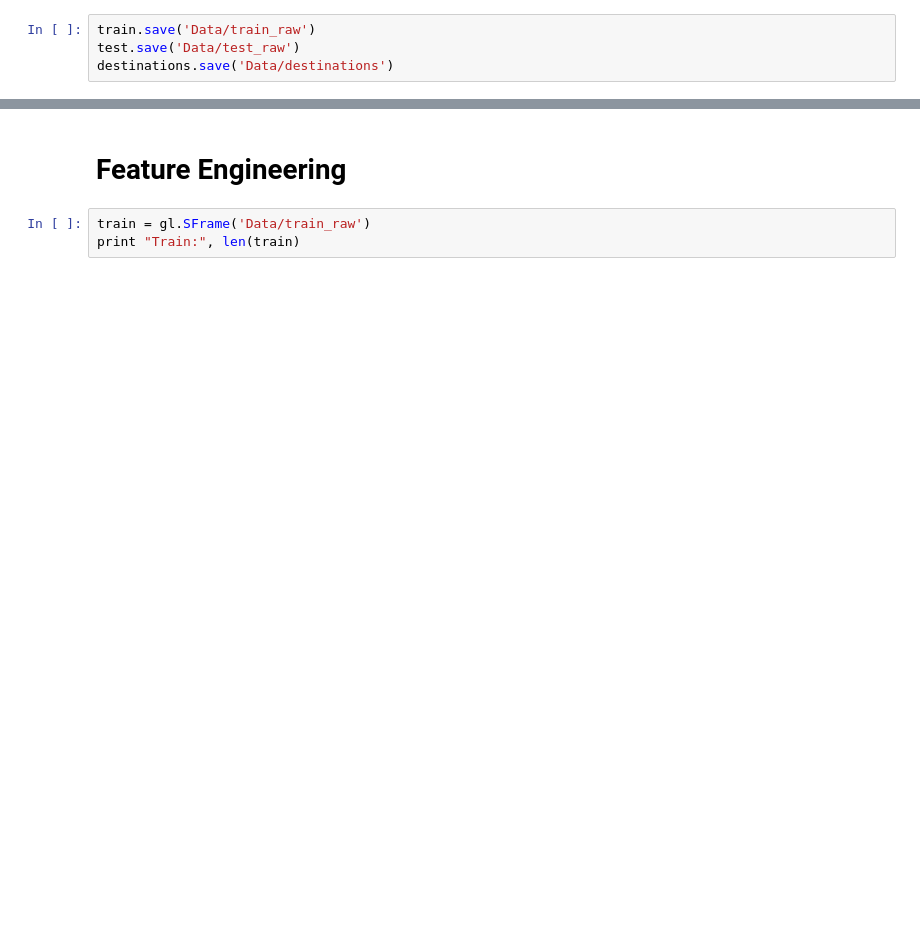
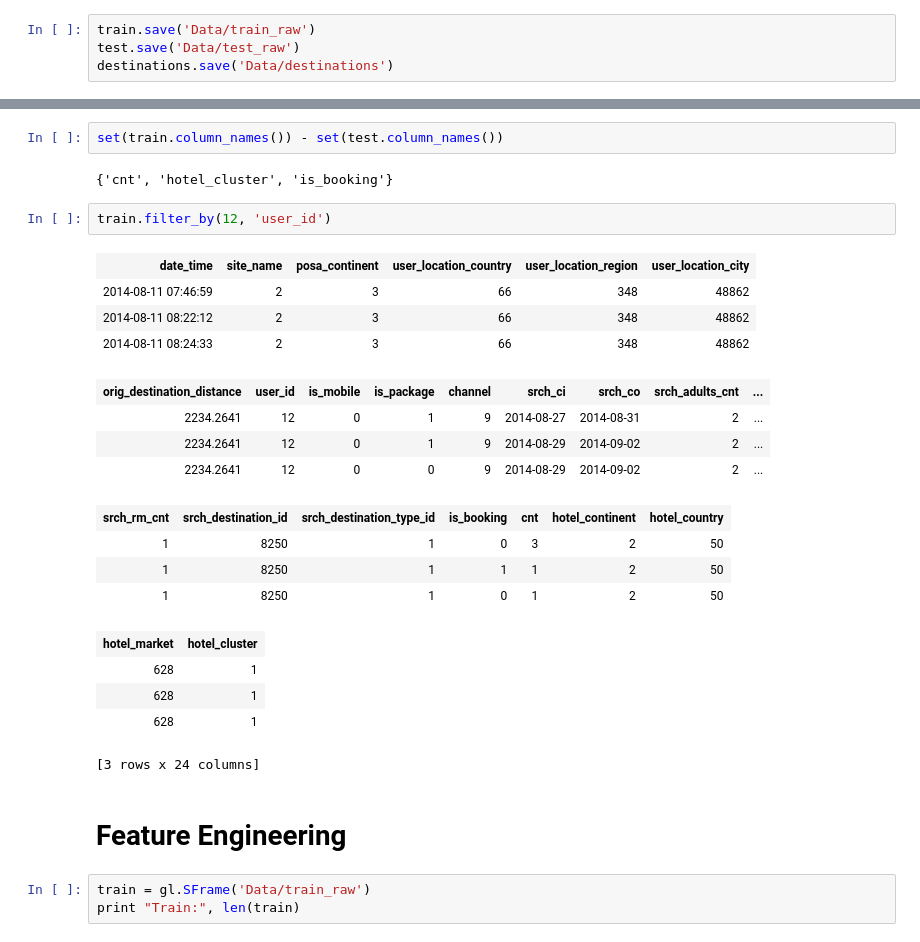
Before and after one commit to Kevin-McIsaac/ExpediaHotelRecommendations, a Jupyter notebook: Exploration.ipynb, the cells around one changed output, grey strips where cells are left out. Cells and saved outputs as stored; diff of their text form; blank space fills up the shorter version.

```diff
--- a/Exploration.ipynb
+++ b/Exploration.ipynb
@@ -155,3 +75,27 @@ Number of unpacked features : 6
+# %%
+set(train.column_names()) - set(test.column_names())
+# %% [output]
+{'cnt', 'hotel_cluster', 'is_booking'}
+# %%
+train.filter_by(12, 'user_id')
+# %% [output]
+| date_time | site_name | posa_continent | user_location_country | user_location_region | user_location_city |
+| 2014-08-11 07:46:59 | 2 | 3 | 66 | 348 | 48862 |
+| 2014-08-11 08:22:12 | 2 | 3 | 66 | 348 | 48862 |
+| 2014-08-11 08:24:33 | 2 | 3 | 66 | 348 | 48862 |
+| orig_destination_distance | user_id | is_mobile | is_package | channel | srch_ci | srch_co | srch_adults_cnt | ... |
+| 2234.2641 | 12 | 0 | 1 | 9 | 2014-08-27 | 2014-08-31 | 2 | ... |
+| 2234.2641 | 12 | 0 | 1 | 9 | 2014-08-29 | 2014-09-02 | 2 | ... |
+| 2234.2641 | 12 | 0 | 0 | 9 | 2014-08-29 | 2014-09-02 | 2 | ... |
+| srch_rm_cnt | srch_destination_id | srch_destination_type_id | is_booking | cnt | hotel_continent | hotel_country |
+| 1 | 8250 | 1 | 0 | 3 | 2 | 50 |
+| 1 | 8250 | 1 | 1 | 1 | 2 | 50 |
+| 1 | 8250 | 1 | 0 | 1 | 2 | 50 |
+| hotel_market | hotel_cluster |
+| 628 | 1 |
+| 628 | 1 |
+| 628 | 1 |
+[3 rows x 24 columns]
 # %% [markdown]
 # Feature Engineering
 # %%
```
Also changed, not shown: parts of 29 cells of this notebook.
